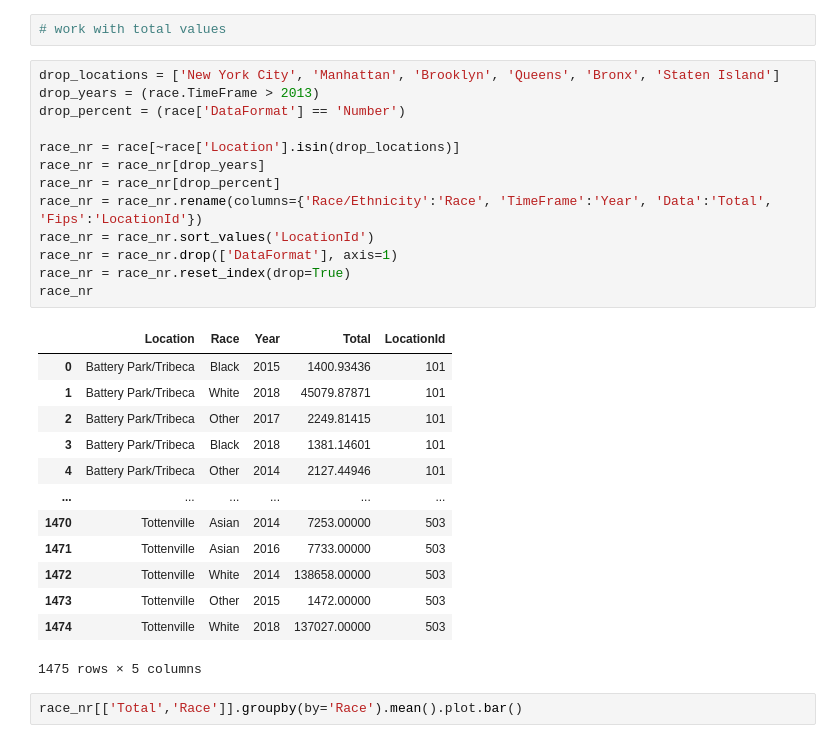
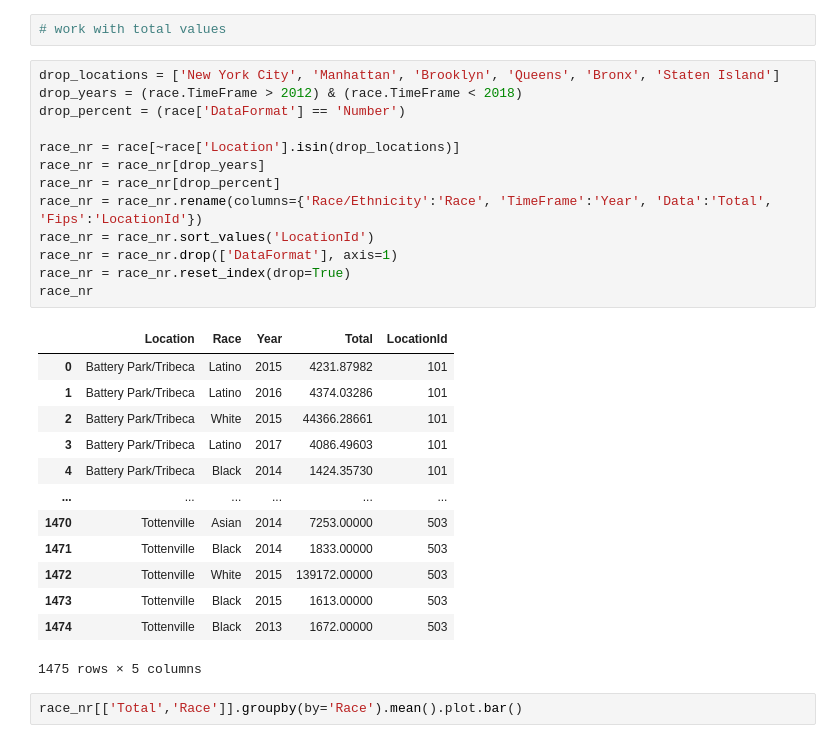
Before and after one commit to JeremyR327/PUI-Cleaned-Data, a Jupyter notebook: PUI_Race.ipynb, the cells around one changed output. Cells and saved outputs as stored; diff of their text form.

```diff
--- a/PUI_Race.ipynb
+++ b/PUI_Race.ipynb
@@ -62,30 +62,30 @@ race.describe()
 # work with total values
 # %%
 drop_locations = ['New York City', 'Manhattan', 'Brooklyn', 'Queens', 'Bronx', 'Staten Island']
-drop_years = (race.TimeFrame > 2013)
+drop_years = (race.TimeFrame > 2012) & (race.TimeFrame < 2018)
 drop_percent = (race['DataFormat'] == 'Number')
 
 race_nr = race[~race['Location'].isin(drop_locations)]
 race_nr = race_nr[drop_years]
 race_nr = race_nr[drop_percent]
 race_nr = race_nr.rename(columns={'Race/Ethnicity':'Race', 'TimeFrame':'Year', 'Data':'Total', 'Fips':'LocationId'})
 race_nr = race_nr.sort_values('LocationId')
 race_nr = race_nr.drop(['DataFormat'], axis=1)
 race_nr = race_nr.reset_index(drop=True)
 race_nr
 # %% [output]
 |  | Location | Race | Year | Total | LocationId |
-| 0 | Battery Park/Tribeca | Black | 2015 | 1400.93436 | 101 |
-| 1 | Battery Park/Tribeca | White | 2018 | 45079.87871 | 101 |
-| 2 | Battery Park/Tribeca | Other | 2017 | 2249.81415 | 101 |
-| 3 | Battery Park/Tribeca | Black | 2018 | 1381.14601 | 101 |
-| 4 | Battery Park/Tribeca | Other | 2014 | 2127.44946 | 101 |
+| 0 | Battery Park/Tribeca | Latino | 2015 | 4231.87982 | 101 |
+| 1 | Battery Park/Tribeca | Latino | 2016 | 4374.03286 | 101 |
+| 2 | Battery Park/Tribeca | White | 2015 | 44366.28661 | 101 |
+| 3 | Battery Park/Tribeca | Latino | 2017 | 4086.49603 | 101 |
+| 4 | Battery Park/Tribeca | Black | 2014 | 1424.35730 | 101 |
 | ... | ... | ... | ... | ... | ... |
 | 1470 | Tottenville | Asian | 2014 | 7253.00000 | 503 |
-| 1471 | Tottenville | Asian | 2016 | 7733.00000 | 503 |
-| 1472 | Tottenville | White | 2014 | 138658.00000 | 503 |
-| 1473 | Tottenville | Other | 2015 | 1472.00000 | 503 |
-| 1474 | Tottenville | White | 2018 | 137027.00000 | 503 |
+| 1471 | Tottenville | Black | 2014 | 1833.00000 | 503 |
+| 1472 | Tottenville | White | 2015 | 139172.00000 | 503 |
+| 1473 | Tottenville | Black | 2015 | 1613.00000 | 503 |
+| 1474 | Tottenville | Black | 2013 | 1672.00000 | 503 |
 1475 rows × 5 columns
 # %%
 race_nr[['Total','Race']].groupby(by='Race').mean().plot.bar()
```
Also changed, not shown: parts of 11 cells of this notebook, 2 other files.
